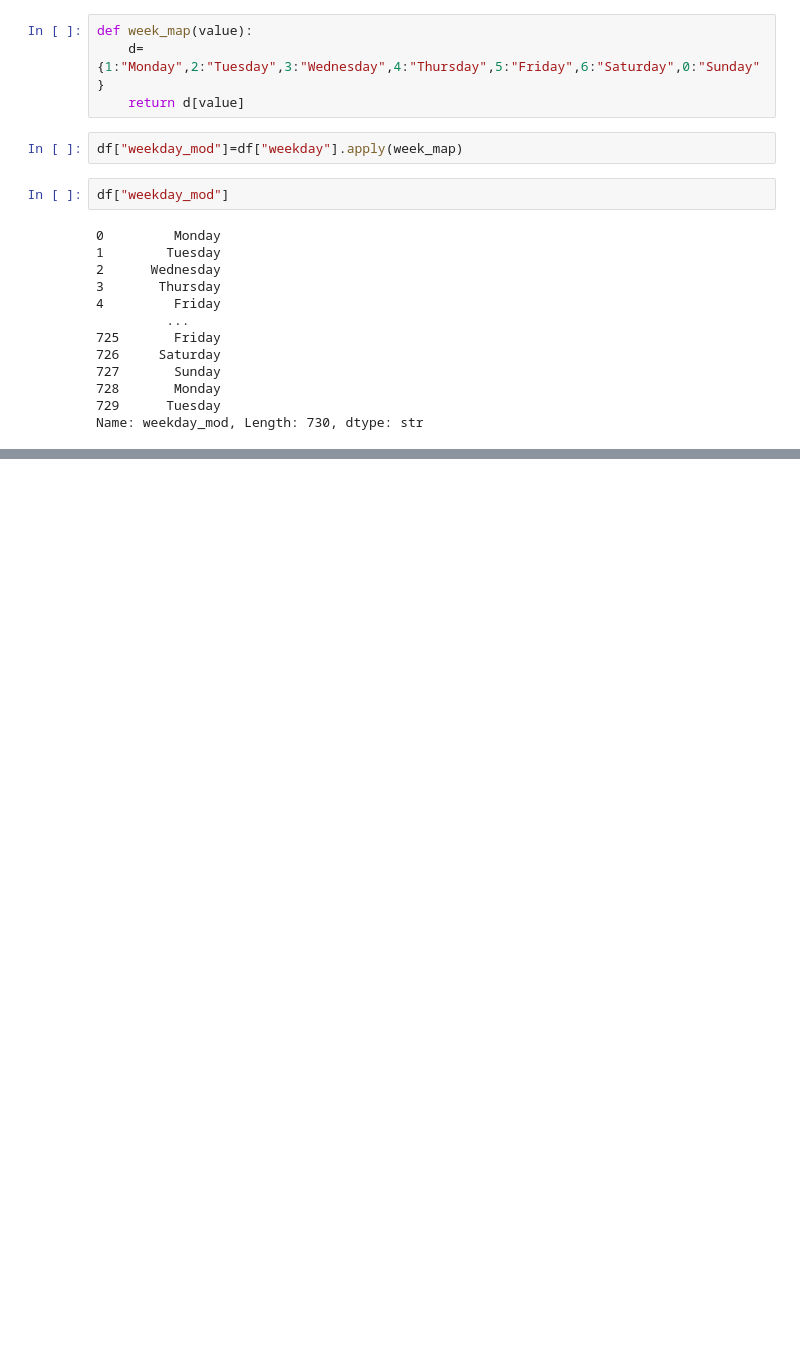
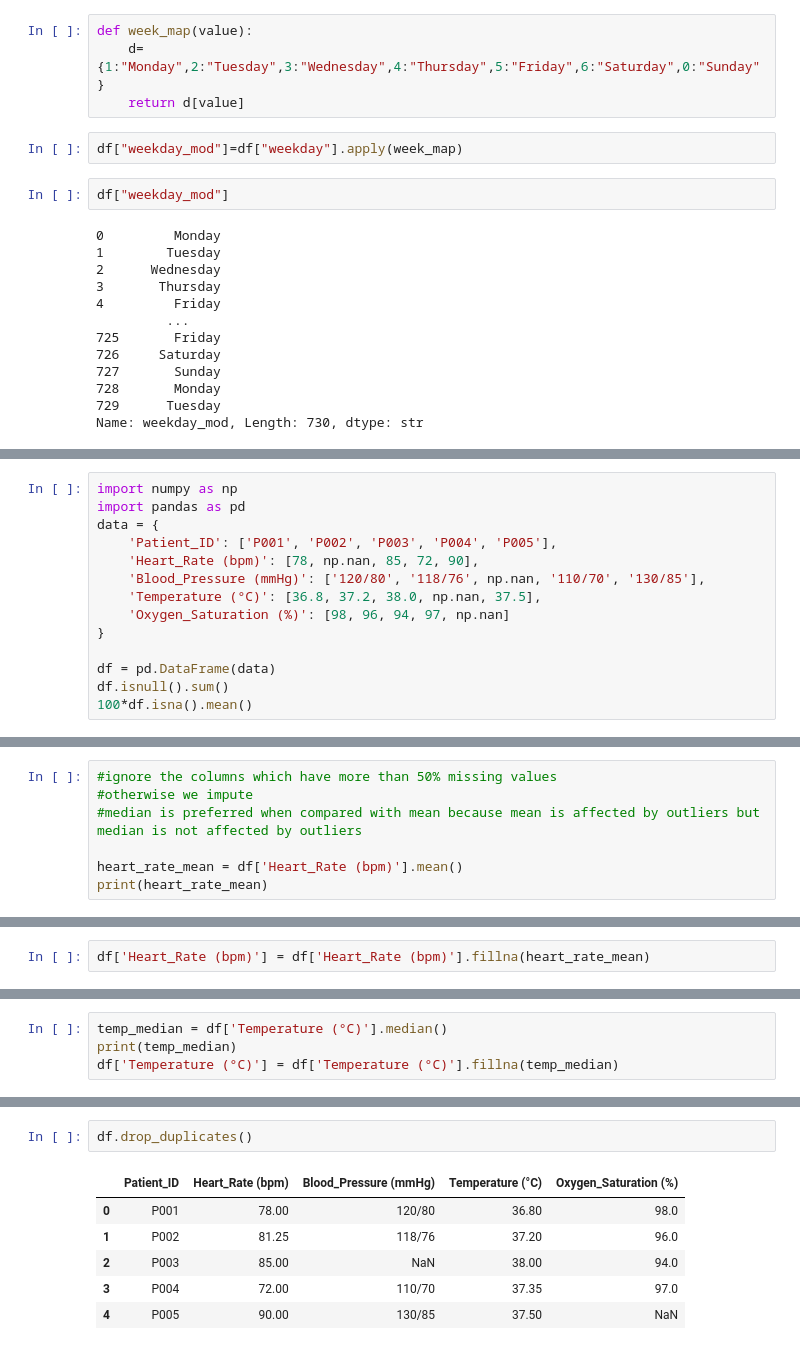
Before and after one commit to Sujay-Muramalla/DS_C247_Project, a Jupyter notebook: DS_S10.ipynb, the cells around one changed output, grey strips where cells are left out. Cells and saved outputs as stored; diff of their text form; blank space fills up the shorter version.

```diff
--- a/DS_S10.ipynb
+++ b/DS_S10.ipynb
@@ -240,0 +418,14 @@ Name: weekday_mod, Length: 730, dtype: str
+# %%
+import numpy as np
+import pandas as pd
+data = {
+    'Patient_ID': ['P001', 'P002', 'P003', 'P004', 'P005'],
+    'Heart_Rate (bpm)': [78, np.nan, 85, 72, 90],
+    'Blood_Pressure (mmHg)': ['120/80', '118/76', np.nan, '110/70', '130/85'],
+    'Temperature (°C)': [36.8, 37.2, 38.0, np.nan, 37.5],
+    'Oxygen_Saturation (%)': [98, 96, 94, 97, np.nan]
+}
+
+df = pd.DataFrame(data)
+df.isnull().sum()
+100*df.isna().mean()
@@ -240,0 +439,7 @@ Name: weekday_mod, Length: 730, dtype: str
+# %%
+#ignore the columns which have more than 50% missing values
+#otherwise we impute
+#median is preferred when compared with mean because mean is affected by outliers but median is not affected by outliers
+
+heart_rate_mean = df['Heart_Rate (bpm)'].mean()
+print(heart_rate_mean)
@@ -240,0 +448,2 @@ Name: weekday_mod, Length: 730, dtype: str
+# %%
+df['Heart_Rate (bpm)'] = df['Heart_Rate (bpm)'].fillna(heart_rate_mean)
@@ -240,0 +459,4 @@ Name: weekday_mod, Length: 730, dtype: str
+# %%
+temp_median = df['Temperature (°C)'].median()
+print(temp_median)
+df['Temperature (°C)'] = df['Temperature (°C)'].fillna(temp_median)
@@ -240,0 +474,9 @@ Name: weekday_mod, Length: 730, dtype: str
+# %%
+df.drop_duplicates()
+# %% [output]
+|  | Patient_ID | Heart_Rate (bpm) | Blood_Pressure (mmHg) | Temperature (°C) | Oxygen_Saturation (%) |
+| 0 | P001 | 78.00 | 120/80 | 36.80 | 98.0 |
+| 1 | P002 | 81.25 | 118/76 | 37.20 | 96.0 |
+| 2 | P003 | 85.00 | NaN | 38.00 | 94.0 |
+| 3 | P004 | 72.00 | 110/70 | 37.35 | 97.0 |
+| 4 | P005 | 90.00 | 130/85 | 37.50 | NaN |
```
Also changed, not shown: parts of 24 cells of this notebook.
